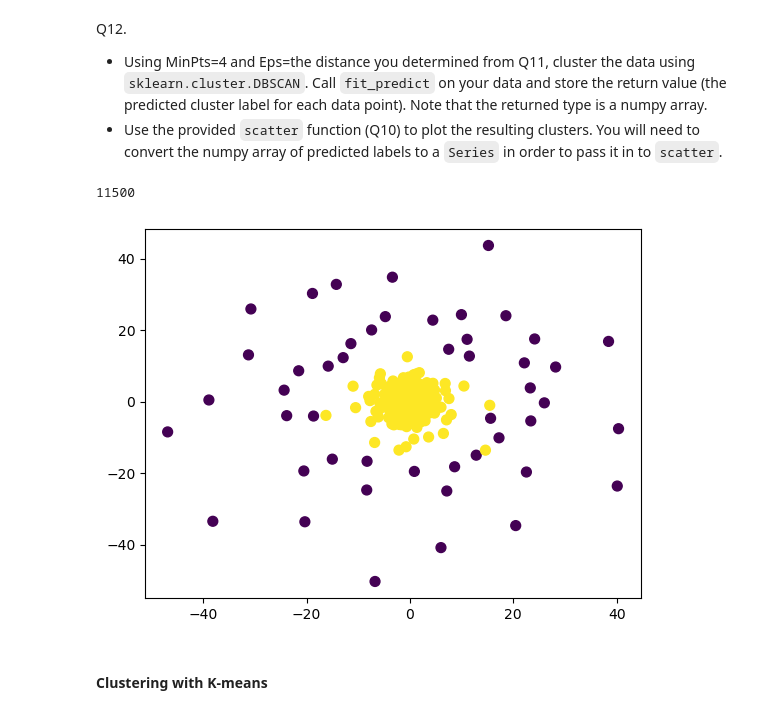
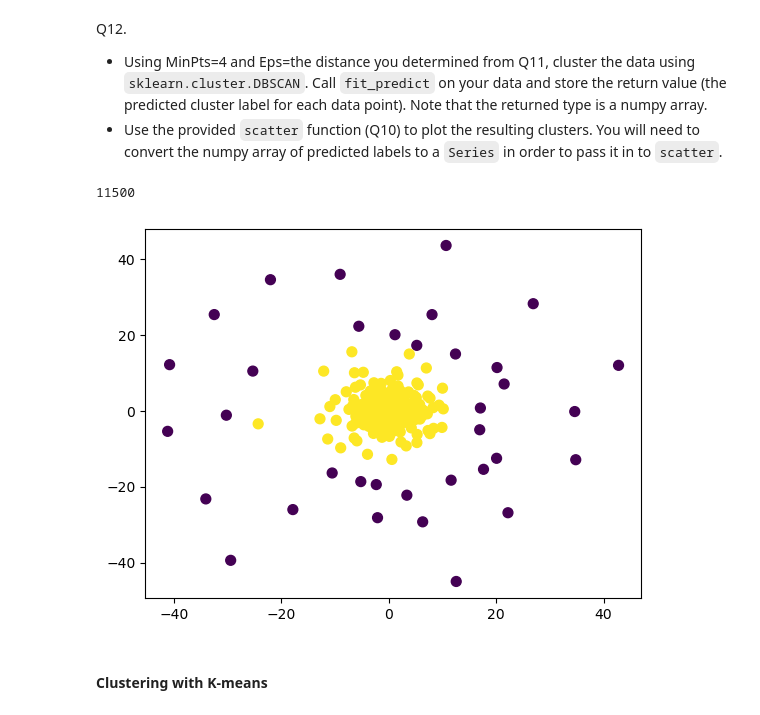
Before and after one commit to alantientran/ML-Clustering, a Jupyter notebook: HW5 - Clustering.ipynb, the cells around one changed output. Saved outputs shown, nothing was run; the diff lists cells and outputs as text; code cells hidden in the pictures.

```diff
--- a/HW5 - Clustering.ipynb
+++ b/HW5 - Clustering.ipynb
@@ -135,15 +118,12 @@ Q5. Cluster the data using `k_means_clustering` with `k = 5`. Display the cluste
 
 Also calculate the cohesion and separation for the resulting clustering.
 # %%
-centroids, clustered_data = k_means_clustering(data, 5)
+centroids, clustered_data = k_means_clustering(data, 10)
 colors = ["red", "blue", "yellow", "green", "black"]
-# print(clusters[0][0])
 
 for cluster_id in range(len(clustered_data)):
     print(len(clustered_data[cluster_id]))
     # print(clusters[cluster][:1])
     for point in clustered_data[cluster_id] :
         plt.scatter(point[0], point[1], marker='.', color=colors[cluster_id])
-
-    # print(cluster[2])
 # %% [output]
@@ -159,0 +150,15 @@ Q6. Find the best k for this dataset by plotting SSE vs k for k = 1-10. Based on
+# %%
+total_sse = {}
+for k in range(1, 11) :
+    print(k)
+    centroids, clustered_data = k_means_clustering(data, 10)
+    cluster_SSEs = 0
+    for cluster in clustered_data.items() :
+        SSE_sum = 0
+        for point in cluster[1] :
+            SSE_sum += distance.euclidean(point, centroids[cluster[0]])
+        # cluster_SSEs[centroids[cluster[0]]] = SSE_sum
+        cluster_SSEs += SSE_sum
+    total_sse[k] = cluster_SSEs
+print(total_sse)
+# plt.scatter(range(len(total_sse)), total_sse)
@@ -361,13 +368,13 @@ Q12.
 # %%
 from sklearn.cluster import DBSCAN
 
 model = DBSCAN(eps=12, min_samples=4)
-predicted_labels = model.fit_predict(data_scaled)
+predicted_labels = model.fit_predict(pca_df)
 
 scatter(pd.DataFrame(data_scaled), pd.Series(predicted_labels))
 # %% [output]
 11500
-[figure, old version]
+[figure, new version]
 # %% [markdown]
 #### Clustering with K-means
 # %% [markdown]
```
Also changed, not shown: parts of 17 cells of this notebook.
